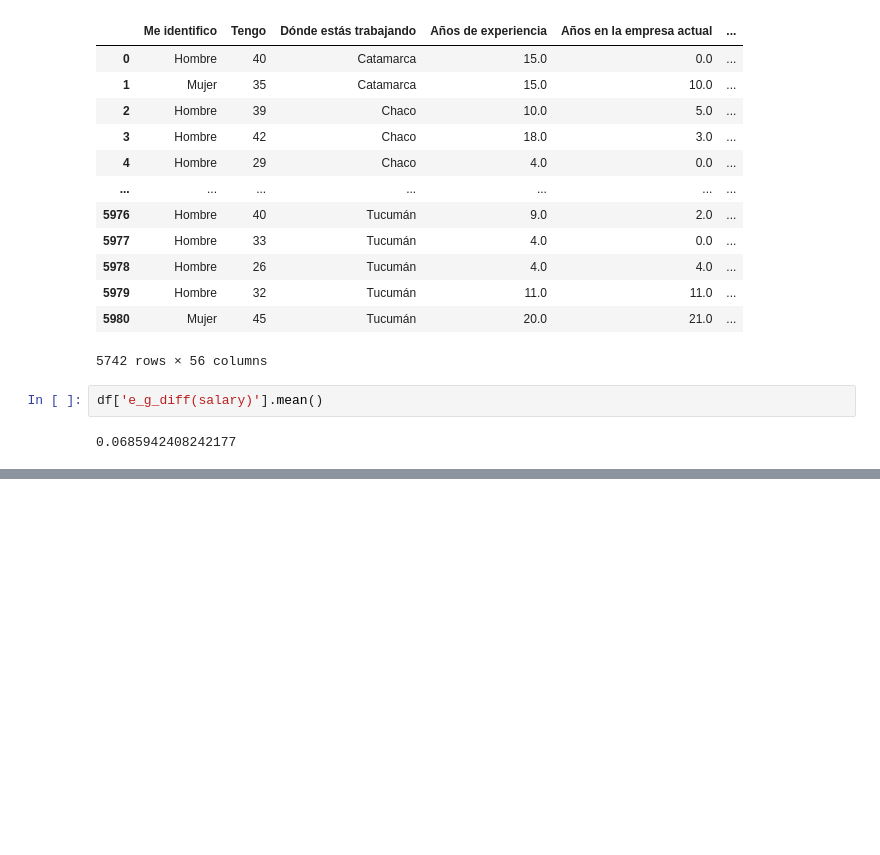
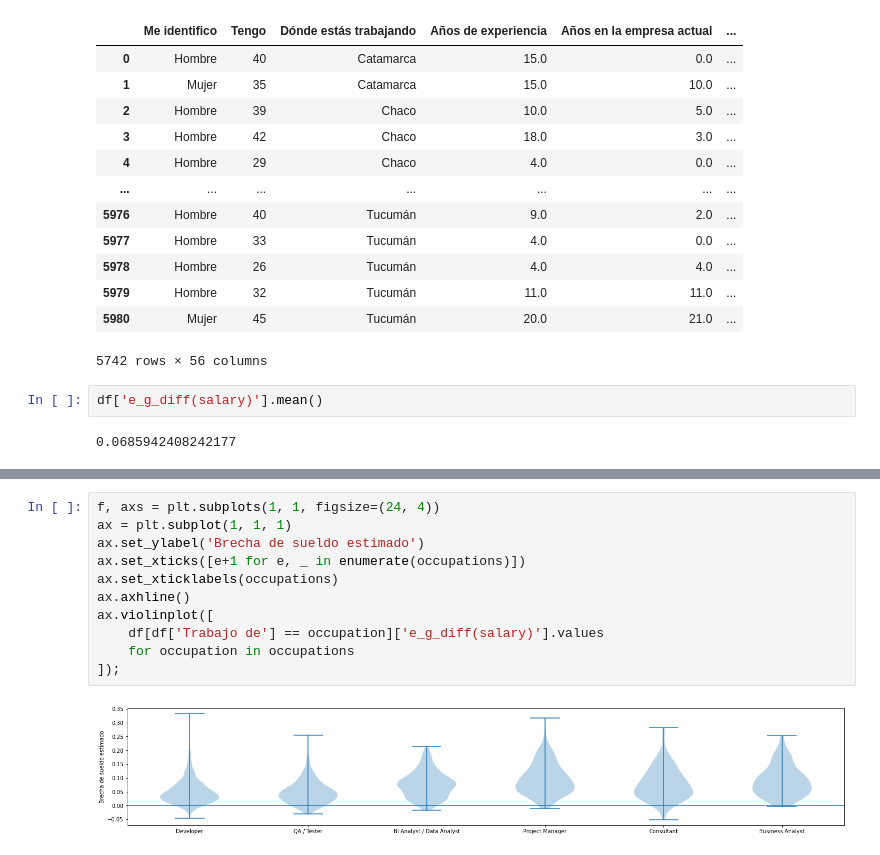
Before and after one commit to seppo0010/sysarmy-sueldos-2020.1, a Jupyter notebook: notebook/Brecha de género.ipynb, the cells around one changed output, grey strips where cells are left out. Drawn from its saved outputs; the diff is of its cells as text; blank space fills up the shorter version.

```diff
--- a/notebook/Brecha de género.ipynb
+++ b/notebook/Brecha de género.ipynb
@@ -414,0 +446,13 @@ df['e_g_diff(salary)'].mean()
+# %%
+f, axs = plt.subplots(1, 1, figsize=(24, 4))
+ax = plt.subplot(1, 1, 1)
+ax.set_ylabel('Brecha de sueldo estimado')
+ax.set_xticks([e+1 for e, _ in enumerate(occupations)])
+ax.set_xticklabels(occupations)
+ax.axhline()
+ax.violinplot([
+    df[df['Trabajo de'] == occupation]['e_g_diff(salary)'].values
+    for occupation in occupations
+]);
+# %% [output]
+[figure, added]
```
Also changed, not shown: parts of 4 cells of this notebook.
